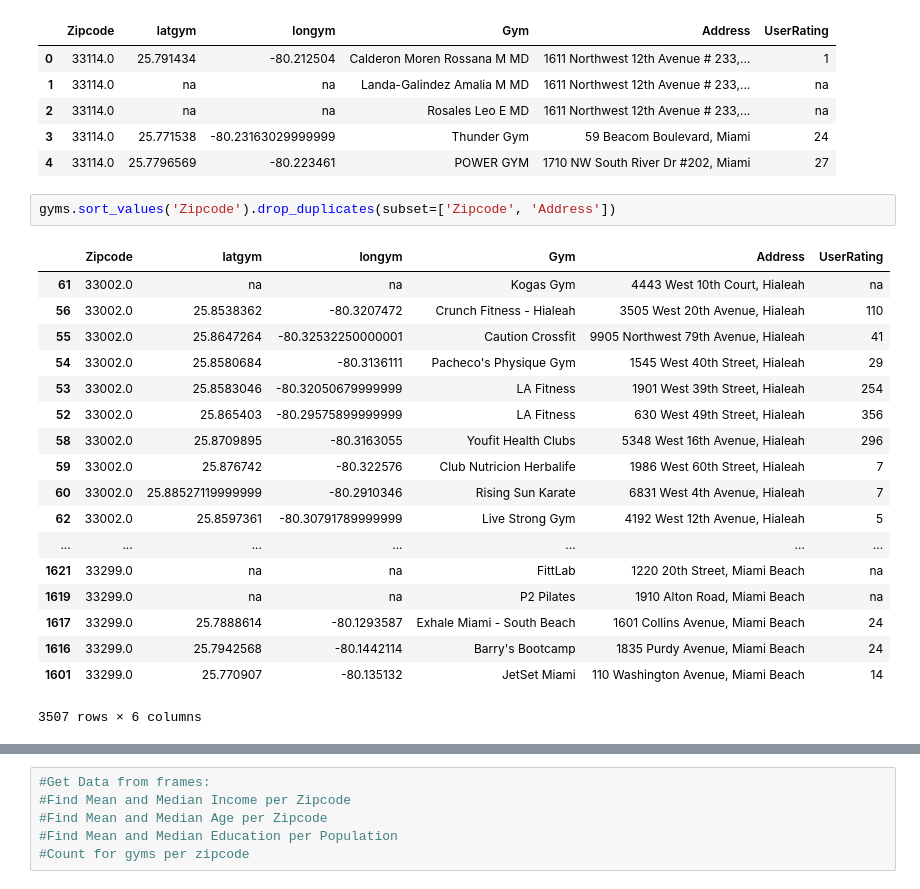
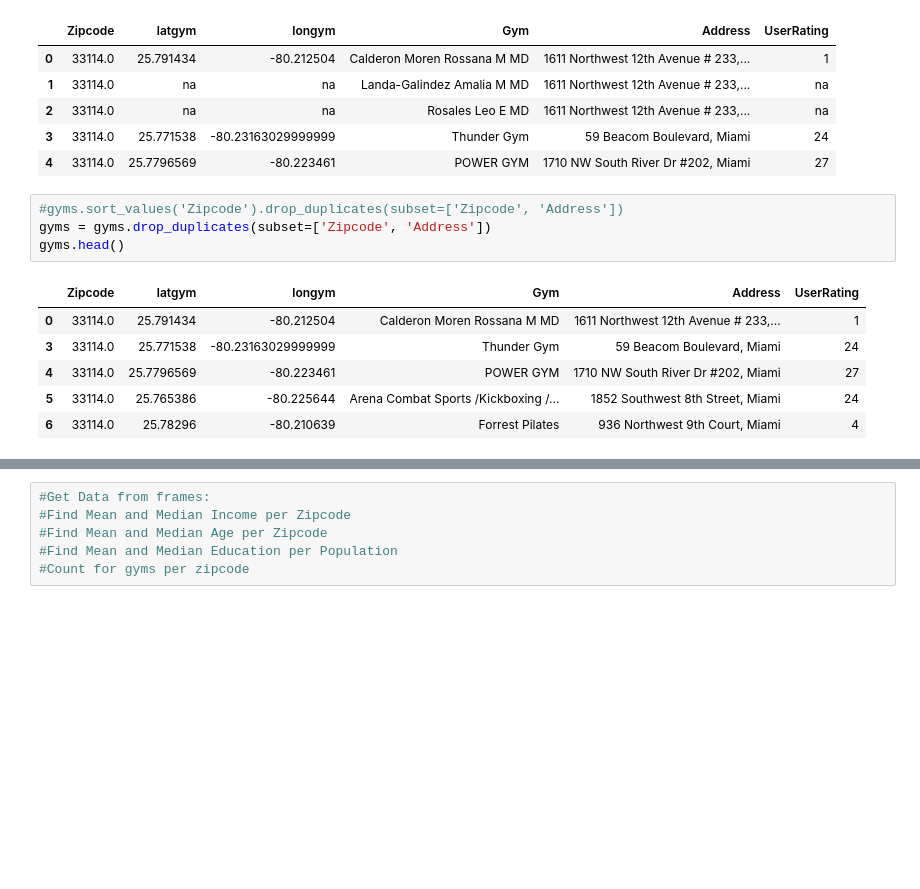
Before and after one commit to EJohnson7/Project-1, a Jupyter notebook: Merge and Charts.ipynb, the cells around one changed output, grey strips where cells are left out. Drawn from its saved outputs; the diff is of its cells as text; blank space fills up the shorter version.

```diff
--- a/Merge and Charts.ipynb
+++ b/Merge and Charts.ipynb
@@ -63,23 +63,13 @@ gyms.head()
 | 3 | 33114.0 | 25.771538 | -80.23163029999999 | Thunder Gym | 59 Beacom Boulevard, Miami | 24 |
 | 4 | 33114.0 | 25.7796569 | -80.223461 | POWER GYM | 1710 NW South River Dr #202, Miami | 27 |
 # %%
-gyms.sort_values('Zipcode').drop_duplicates(subset=['Zipcode', 'Address'])
+#gyms.sort_values('Zipcode').drop_duplicates(subset=['Zipcode', 'Address'])
+gyms = gyms.drop_duplicates(subset=['Zipcode', 'Address'])
+gyms.head()
 # %% [output]
 |  | Zipcode | latgym | longym | Gym | Address | UserRating |
-| 61 | 33002.0 | na | na | Kogas Gym | 4443 West 10th Court, Hialeah | na |
-| 56 | 33002.0 | 25.8538362 | -80.3207472 | Crunch Fitness - Hialeah | 3505 West 20th Avenue, Hialeah | 110 |
-| 55 | 33002.0 | 25.8647264 | -80.32532250000001 | Caution Crossfit | 9905 Northwest 79th Avenue, Hialeah | 41 |
-| 54 | 33002.0 | 25.8580684 | -80.3136111 | Pacheco's Physique Gym | 1545 West 40th Street, Hialeah | 29 |
-| 53 | 33002.0 | 25.8583046 | -80.32050679999999 | LA Fitness | 1901 West 39th Street, Hialeah | 254 |
-| 52 | 33002.0 | 25.865403 | -80.29575899999999 | LA Fitness | 630 West 49th Street, Hialeah | 356 |
-| 58 | 33002.0 | 25.8709895 | -80.3163055 | Youfit Health Clubs | 5348 West 16th Avenue, Hialeah | 296 |
-| 59 | 33002.0 | 25.876742 | -80.322576 | Club Nutricion Herbalife | 1986 West 60th Street, Hialeah | 7 |
-| 60 | 33002.0 | 25.88527119999999 | -80.2910346 | Rising Sun Karate | 6831 West 4th Avenue, Hialeah | 7 |
-| 62 | 33002.0 | 25.8597361 | -80.30791789999999 | Live Strong Gym | 4192 West 12th Avenue, Hialeah | 5 |
-| ... | ... | ... | ... | ... | ... | ... |
-| 1621 | 33299.0 | na | na | FittLab | 1220 20th Street, Miami Beach | na |
-| 1619 | 33299.0 | na | na | P2 Pilates | 1910 Alton Road, Miami Beach | na |
-| 1617 | 33299.0 | 25.7888614 | -80.1293587 | Exhale Miami - South Beach | 1601 Collins Avenue, Miami Beach | 24 |
-| 1616 | 33299.0 | 25.7942568 | -80.1442114 | Barry's Bootcamp | 1835 Purdy Avenue, Miami Beach | 24 |
-| 1601 | 33299.0 | 25.770907 | -80.135132 | JetSet Miami | 110 Washington Avenue, Miami Beach | 14 |
+| 0 | 33114.0 | 25.791434 | -80.212504 | Calderon Moren Rossana M MD | 1611 Northwest 12th Avenue # 233,... | 1 |
+| 3 | 33114.0 | 25.771538 | -80.23163029999999 | Thunder Gym | 59 Beacom Boulevard, Miami | 24 |
+| 4 | 33114.0 | 25.7796569 | -80.223461 | POWER GYM | 1710 NW South River Dr #202, Miami | 27 |
+| 5 | 33114.0 | 25.765386 | -80.225644 | Arena Combat Sports /Kickboxing /... | 1852 Southwest 8th Street, Miami | 24 |
+| 6 | 33114.0 | 25.78296 | -80.210639 | Forrest Pilates | 936 Northwest 9th Court, Miami | 4 |
-3507 rows × 6 columns
```
Also changed, not shown: parts of 7 cells of this notebook.
